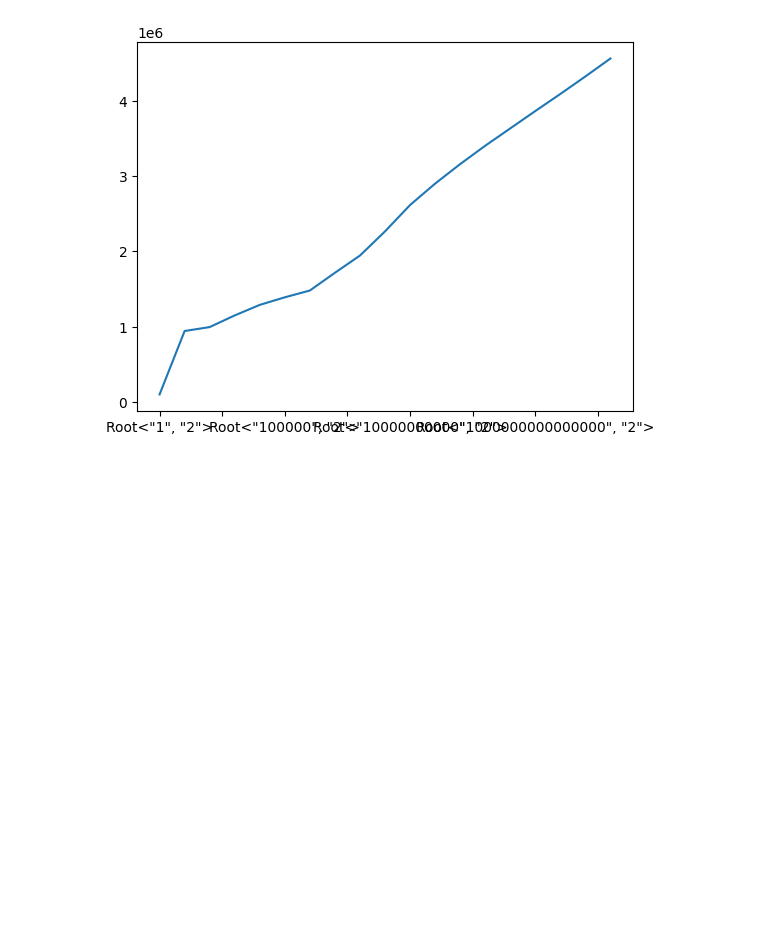
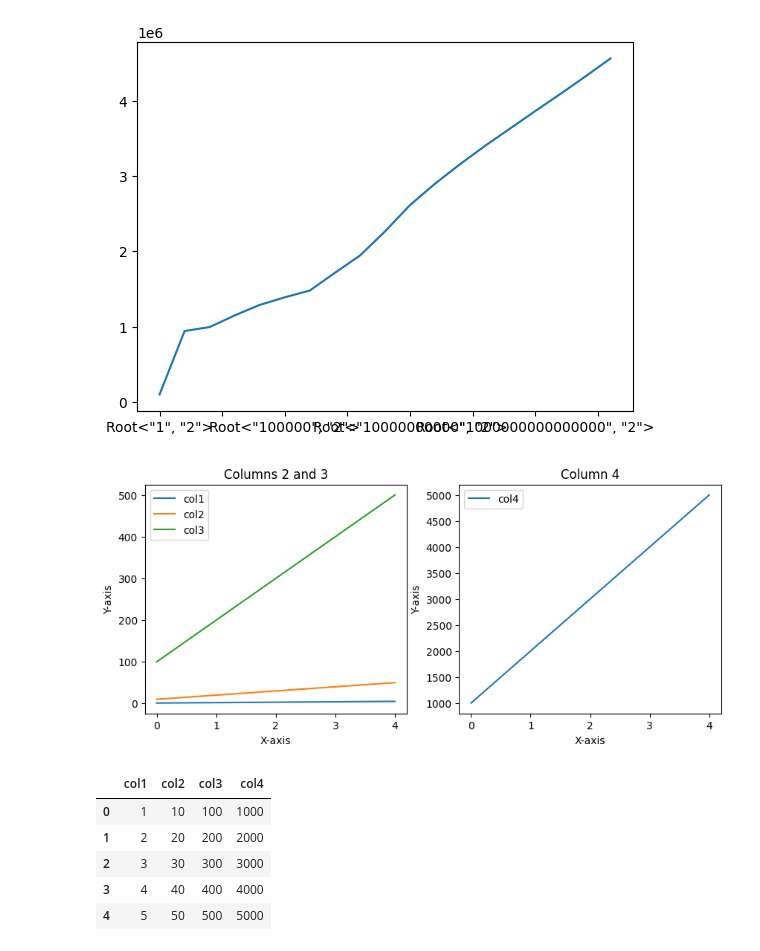
Before and after one commit to dqbd/ts-math-evaluate, a Jupyter notebook: benchmark/benchmark.ipynb, the cells around one changed output. Drawn from its saved outputs; the diff is of its cells as text; code cells hidden in the pictures; blank space fills up the shorter version.

```diff
--- a/benchmark/benchmark.ipynb
+++ b/benchmark/benchmark.ipynb
@@ -63,3 +97,42 @@ df.applymap(lambda x: x["mean"])["Instantiation Count"].plot()
 # %% [output]
 <Axes: >
 [figure]
+# %%
+import pandas as pd
+import matplotlib.pyplot as plt
+
+# create a sample dataframe
+data = {'col1': [1, 2, 3, 4, 5],
+        'col2': [10, 20, 30, 40, 50],
+        'col3': [100, 200, 300, 400, 500],
+        'col4': [1000, 2000, 3000, 4000, 5000]}
+df = pd.DataFrame(data)
+
+# create the first plot with 3 columns
+fig, (ax1, ax2) = plt.subplots(ncols=2, figsize=(10, 4))
+df.plot(y=['col1', 'col2', 'col3'], ax=ax1)
+
+# create the second plot with the 4th column
+df.plot(y='col4', ax=ax2)
+
+# set titles for the plots
+ax1.set_title('Columns 2 and 3')
+ax2.set_title('Column 4')
+
+# set labels for the x-axis and y-axis
+ax1.set_xlabel('X-axis')
+ax1.set_ylabel('Y-axis')
+ax2.set_xlabel('X-axis')
+ax2.set_ylabel('Y-axis')
+
+plt.show()
+
+df
+# %% [output]
+[figure, added]
+|  | col1 | col2 | col3 | col4 |
+| 0 | 1 | 10 | 100 | 1000 |
+| 1 | 2 | 20 | 200 | 2000 |
+| 2 | 3 | 30 | 300 | 3000 |
+| 3 | 4 | 40 | 400 | 4000 |
+| 4 | 5 | 50 | 500 | 5000 |
```
Also changed, not shown: parts of 2 cells of this notebook, 11 other files.
